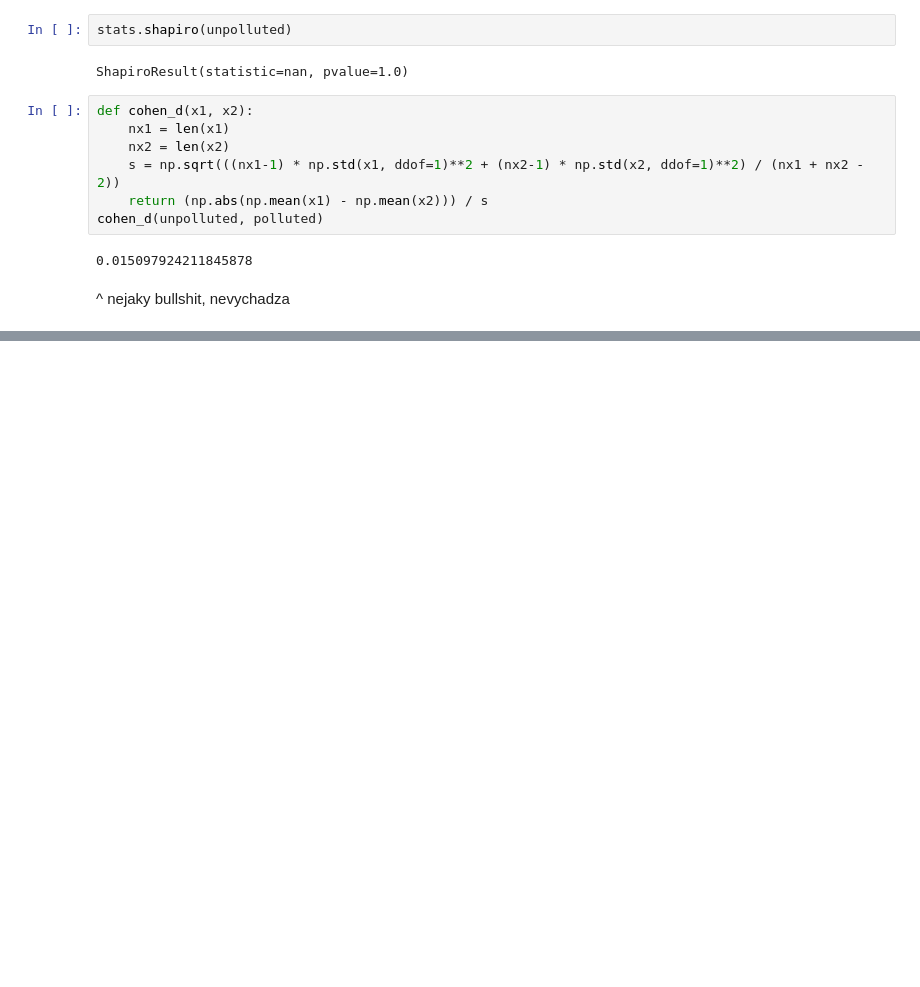
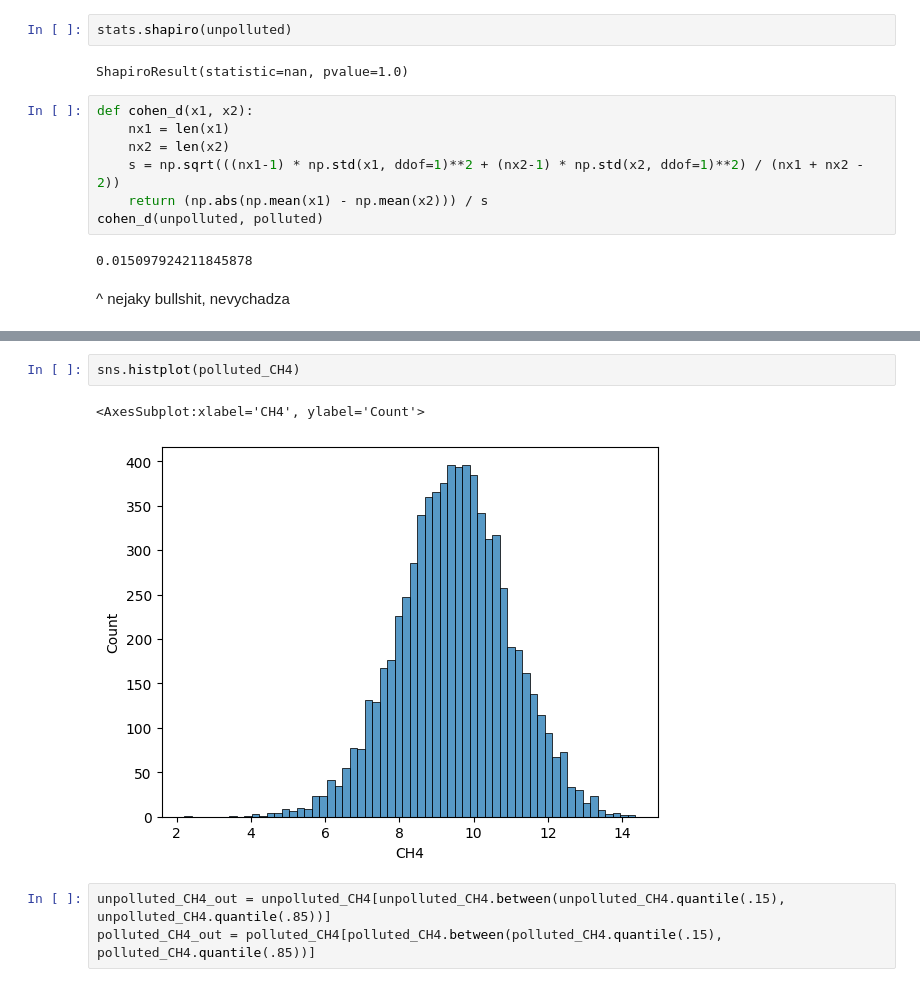
Before and after one commit to Marraff/inteligent-data-analysis, a Jupyter notebook: 1-faza-projekt-IAU.ipynb, the cells around one changed output, grey strips where cells are left out. Cells and saved outputs as stored; diff of their text form; blank space fills up the shorter version.

```diff
--- a/1-faza-projekt-IAU.ipynb
+++ b/1-faza-projekt-IAU.ipynb
@@ -755,0 +779,8 @@ cohen_d(unpolluted, polluted)
+# %%
+sns.histplot(polluted_CH4)
+# %% [output]
+<AxesSubplot:xlabel='CH4', ylabel='Count'>
+[figure, added]
+# %%
+unpolluted_CH4_out = unpolluted_CH4[unpolluted_CH4.between(unpolluted_CH4.quantile(.15), unpolluted_CH4.quantile(.85))]
+polluted_CH4_out = polluted_CH4[polluted_CH4.between(polluted_CH4.quantile(.15), polluted_CH4.quantile(.85))]
```
Also changed, not shown: parts of 30 cells of this notebook.
